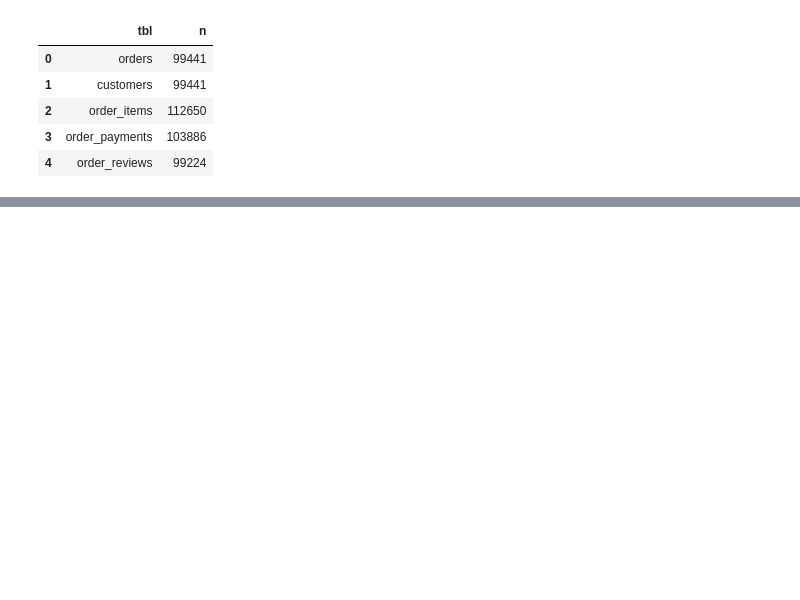
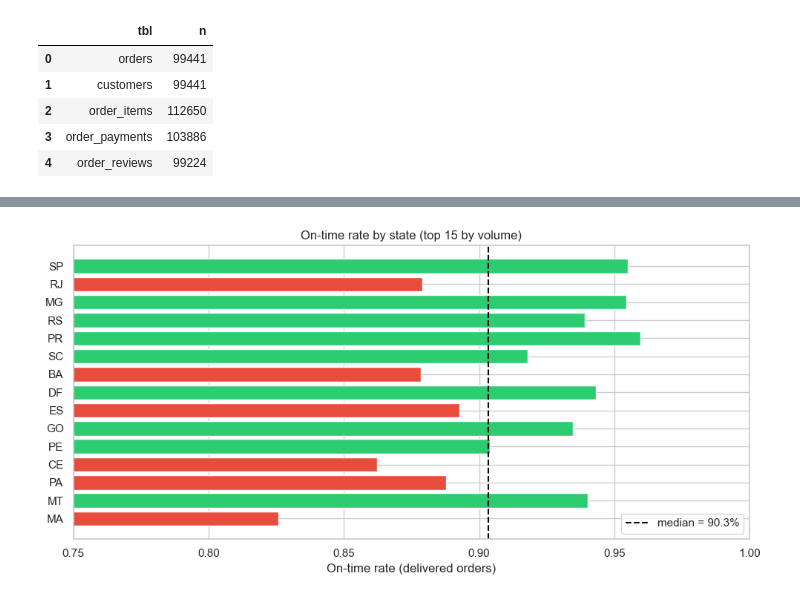
Before and after one commit to sanvirrafsaan/Marketplace-Incentives-Causal-Inference, a Jupyter notebook: notebooks/01_data_ingestion.ipynb, the cells around one changed output, grey strips where cells are left out. Saved outputs shown, nothing was run; the diff lists cells and outputs as text; code cells hidden in the pictures; blank space fills up the shorter version.

```diff
--- a/notebooks/01_data_ingestion.ipynb
+++ b/notebooks/01_data_ingestion.ipynb
@@ -333,0 +583,21 @@ orders.head(5)
+# %%
+# 8b. On-time rate by customer_state (states with n >= 100)
+state_summary = con.sql("""
+    SELECT
+        customer_state,
+        COUNT(*) AS n_orders,
+        SUM(is_delivered::INT) AS n_delivered,
+        ROUND(AVG(CASE WHEN is_delivered THEN on_time END), 4) AS on_time_rate
+    FROM orders_analytical
+    GROUP BY 1
+    HAVING COUNT(*) >= 100
+    ORDER BY n_orders DESC
+""").df()
+
+median_rate = state_summary["on_time_rate"].median()
+state_summary["vs_median"] = state_summary["on_time_rate"].apply(
+    lambda r: "above" if r >= median_rate else "below"
+)
+
+print(f"Median on-time rate across states (n≥100): {median_rate:.1%}\n")
+state_summary.head(15)
@@ -333,0 +622,15 @@ orders.head(5)
+# %%
+top_states = state_summary.head(15).iloc[::-1]
+colors = ["#2ecc71" if r >= median_rate else "#e74c3c" for r in top_states["on_time_rate"]]
+
+fig, ax = plt.subplots(figsize=(10, 5))
+ax.barh(top_states["customer_state"], top_states["on_time_rate"], color=colors)
+ax.axvline(median_rate, color="black", ls="--", lw=1.5, label=f"median = {median_rate:.1%}")
+ax.set_xlabel("On-time rate (delivered orders)")
+ax.set_title("On-time rate by state (top 15 by volume)")
+ax.set_xlim(0.75, 1.0)
+ax.legend(loc="lower right")
+plt.tight_layout()
+plt.show()
+# %% [output]
+[figure, added]
```
Also changed, not shown: parts of 17 cells of this notebook, 3 other files.
